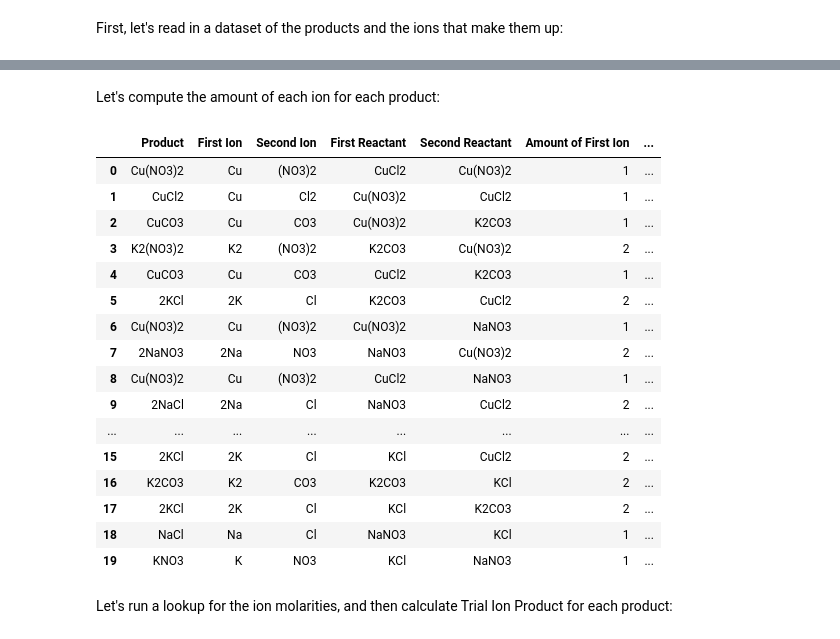
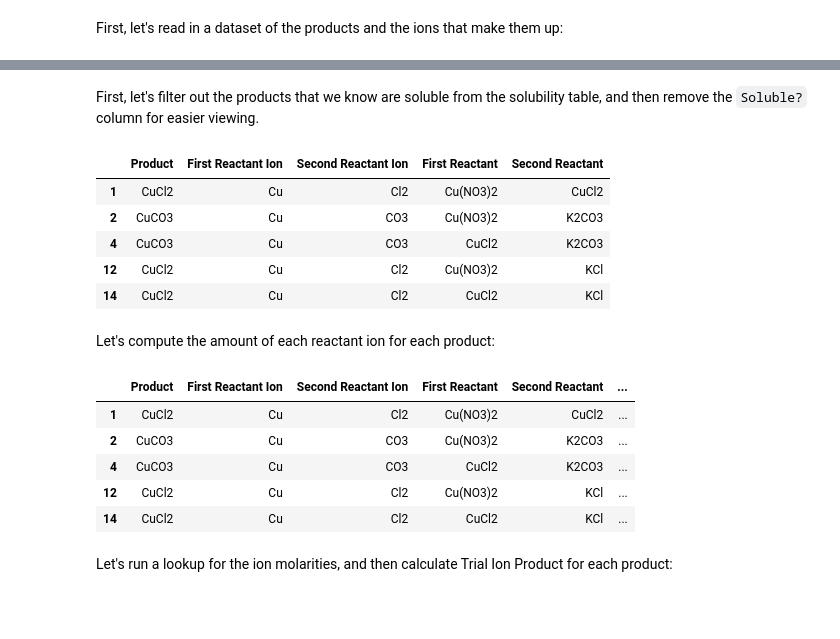
Before and after one commit to ThatNerdSquared/datasci-studio, a Jupyter notebook: lab-10d/lab-10d.ipynb, the cells around one changed output, grey strips where cells are left out. Cells and saved outputs as stored; diff of their text form; code cells hidden in the pictures; blank space fills up the shorter version.

Commit message:
feat: successful calculations for Solution Set I in 10D

```diff
--- a/lab-10d/lab-10d.ipynb
+++ b/lab-10d/lab-10d.ipynb
@@ -207,6 +207,6 @@ For each product, we need to calculate the Trial Ion Product, and compare it to
 # %% [markdown]
 First, let's read in a dataset of the products and the ions that make them up:
 # %%
-ss1_product_ions = pd.read_csv("ss1-product-ions.csv")
-print_styled_df(ss1_product_ions, "Solution Set I Product Ion Composition")
+ss1_reactant_ions = pd.read_csv("ss1-reactant-ions.csv")
+print_styled_df(ss1_reactant_ions, "Solution Set I Reactant Ions")
 # %% [output]
@@ -231,4 +231,17 @@ Solution Set I Product Ion Composition
-# %% [markdown]
-Let's compute the amount of each ion for each product:
+# %% [markdown]
+First, let's filter out the products that we know are soluble from the solubility table, and then remove the `Soluble?` column for easier viewing.
+# %%
+ss1_reactant_ions = ss1_reactant_ions[ss1_reactant_ions['Soluble?']==False]
+ss1_reactant_ions.drop('Soluble?', axis=1, inplace=True)
+ss1_reactant_ions
+# %% [output]
+|  | Product | First Reactant Ion | Second Reactant Ion | First Reactant | Second Reactant |
+| 1 | CuCl2 | Cu | Cl2 | Cu(NO3)2 | CuCl2 |
+| 2 | CuCO3 | Cu | CO3 | Cu(NO3)2 | K2CO3 |
+| 4 | CuCO3 | Cu | CO3 | CuCl2 | K2CO3 |
+| 12 | CuCl2 | Cu | Cl2 | Cu(NO3)2 | KCl |
+| 14 | CuCl2 | Cu | Cl2 | CuCl2 | KCl |
+# %% [markdown]
+Let's compute the amount of each reactant ion for each product:
 # %%
 def ion_counter(ion):
@@ -240,42 +254,31 @@ def ion_counter(ion):
 # %%
 ss1_first_ions_amnt = []
 ss1_second_ions_amnt = []
 
-for index, row in ss1_product_ions.iterrows():
-    ion1 = row['First Ion']
-    ion2 = row['Second Ion']
+for index, row in ss1_reactant_ions.iterrows():
+    ion1 = row['First Reactant Ion']
+    ion2 = row['Second Reactant Ion']
     ss1_first_ions_amnt.append(ion_counter(ion1))
     ss1_second_ions_amnt.append(ion_counter(ion2))
 
-ss1_product_ions.insert(
-    len(ss1_product_ions.columns),
+ss1_reactant_ions.insert(
+    len(ss1_reactant_ions.columns),
     "Amount of First Ion",
     ss1_first_ions_amnt
 )
-ss1_product_ions.insert(
-    len(ss1_product_ions.columns),
+ss1_reactant_ions.insert(
+    len(ss1_reactant_ions.columns),
     "Amount of Second Ion",
     ss1_second_ions_amnt
 )
-ss1_product_ions
+ss1_reactant_ions
 # %% [output]
-|  | Product | First Ion | Second Ion | First Reactant | Second Reactant | Amount of First Ion | ... |
-| 0 | Cu(NO3)2 | Cu | (NO3)2 | CuCl2 | Cu(NO3)2 | 1 | ... |
-| 1 | CuCl2 | Cu | Cl2 | Cu(NO3)2 | CuCl2 | 1 | ... |
-| 2 | CuCO3 | Cu | CO3 | Cu(NO3)2 | K2CO3 | 1 | ... |
-| 3 | K2(NO3)2 | K2 | (NO3)2 | K2CO3 | Cu(NO3)2 | 2 | ... |
-| 4 | CuCO3 | Cu | CO3 | CuCl2 | K2CO3 | 1 | ... |
-| 5 | 2KCl | 2K | Cl | K2CO3 | CuCl2 | 2 | ... |
-| 6 | Cu(NO3)2 | Cu | (NO3)2 | Cu(NO3)2 | NaNO3 | 1 | ... |
-| 7 | 2NaNO3 | 2Na | NO3 | NaNO3 | Cu(NO3)2 | 2 | ... |
-| 8 | Cu(NO3)2 | Cu | (NO3)2 | CuCl2 | NaNO3 | 1 | ... |
-| 9 | 2NaCl | 2Na | Cl | NaNO3 | CuCl2 | 2 | ... |
-| ... | ... | ... | ... | ... | ... | ... | ... |
-| 15 | 2KCl | 2K | Cl | KCl | CuCl2 | 2 | ... |
-| 16 | K2CO3 | K2 | CO3 | K2CO3 | KCl | 2 | ... |
-| 17 | 2KCl | 2K | Cl | KCl | K2CO3 | 2 | ... |
-| 18 | NaCl | Na | Cl | NaNO3 | KCl | 1 | ... |
-| 19 | KNO3 | K | NO3 | KCl | NaNO3 | 1 | ... |
+|  | Product | First Reactant Ion | Second Reactant Ion | First Reactant | Second Reactant | ... |
+| 1 | CuCl2 | Cu | Cl2 | Cu(NO3)2 | CuCl2 | ... |
+| 2 | CuCO3 | Cu | CO3 | Cu(NO3)2 | K2CO3 | ... |
+| 4 | CuCO3 | Cu | CO3 | CuCl2 | K2CO3 | ... |
+| 12 | CuCl2 | Cu | Cl2 | Cu(NO3)2 | KCl | ... |
+| 14 | CuCl2 | Cu | Cl2 | CuCl2 | KCl | ... |
 # %% [markdown]
 Let's run a lookup for the ion molarities, and then calculate Trial Ion Product for each product:
 # %%
```
Also changed, not shown: parts of 10 cells of this notebook, 3 other files.
